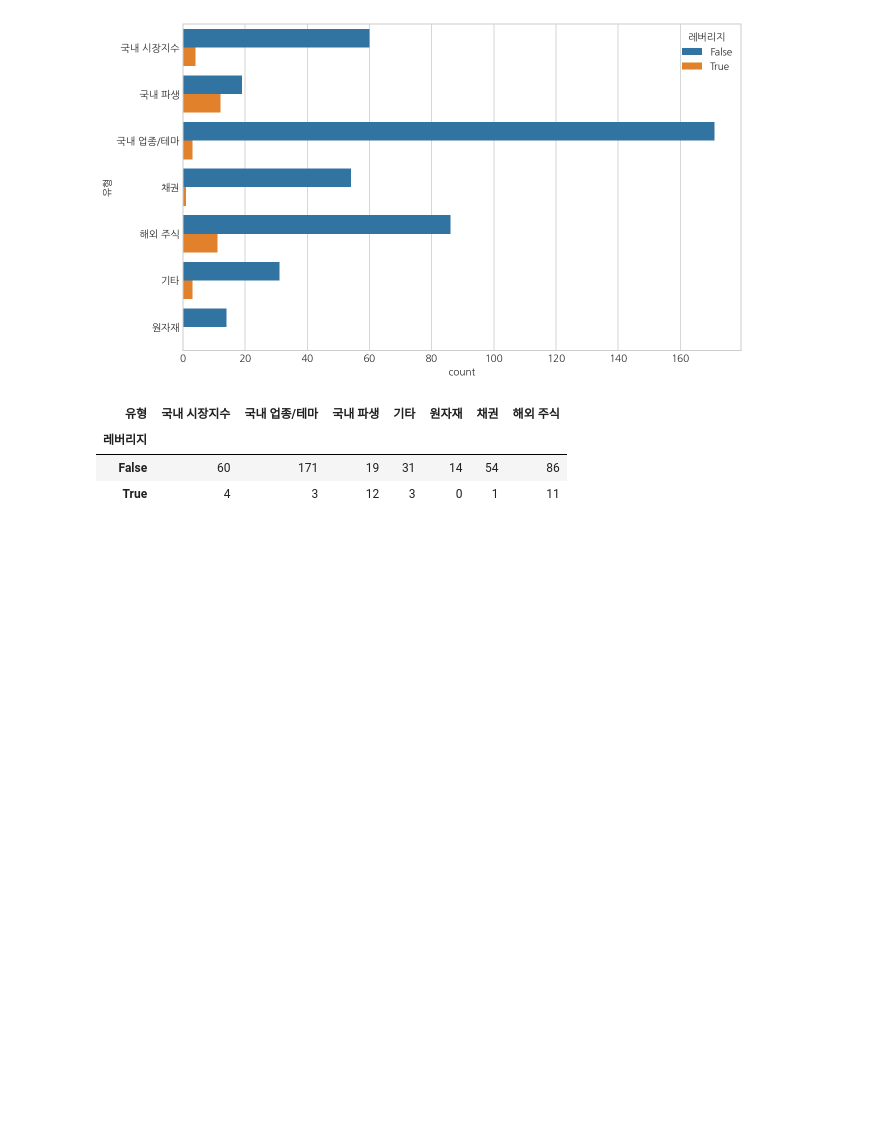
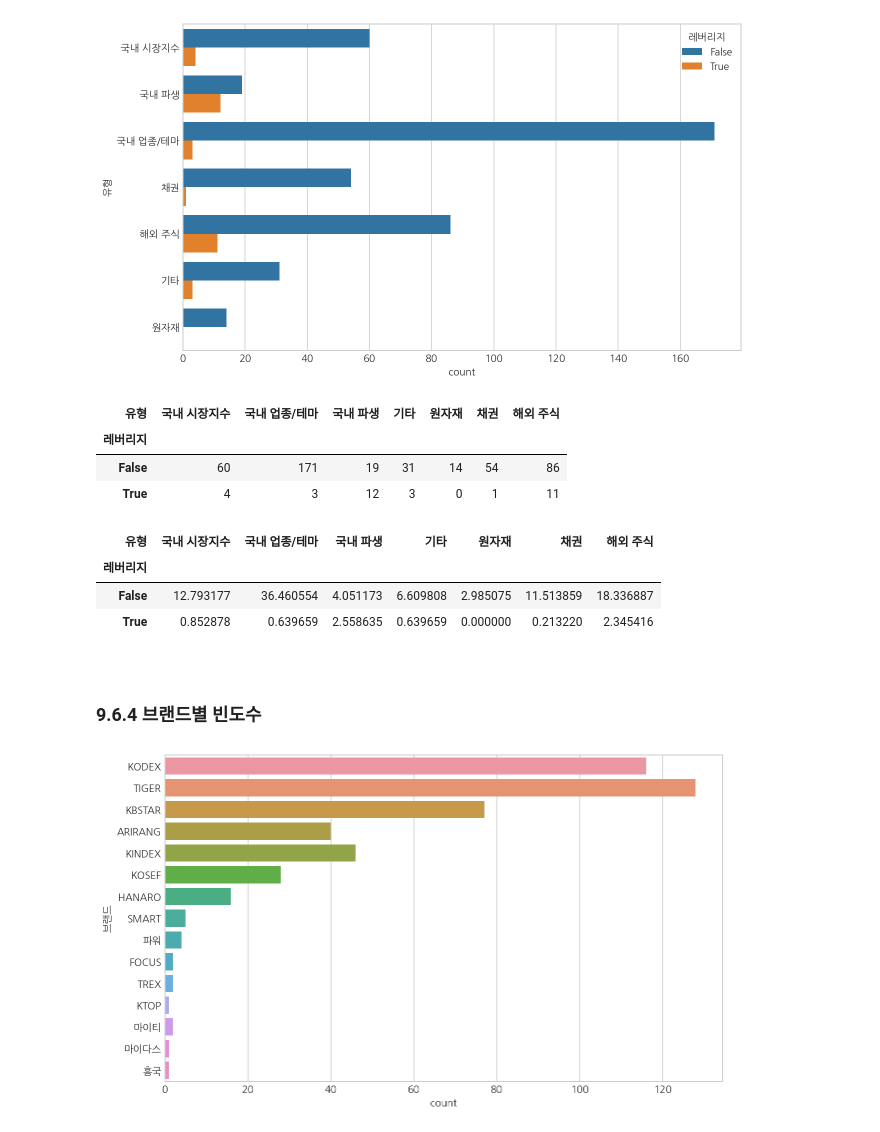
Before and after one commit to zgotter/financial-data-analysis-with-python, a Jupyter notebook: 09_ETF-data-analysis-and-visualization.ipynb, the cells around one changed output. Cells and saved outputs as stored; diff of their text form; code cells hidden in the pictures; blank space fills up the shorter version.

```diff
--- a/09_ETF-data-analysis-and-visualization.ipynb
+++ b/09_ETF-data-analysis-and-visualization.ipynb
@@ -463,4 +463,19 @@ pd.crosstab(df['레버리지'], df['유형'])
 | True | 4 | 3 | 12 | 3 | 0 | 1 | 11 |
 # %%
 # 레버리지, 유형에 대한 빈도수 비율 확인
-pd.crosstab(df['레버리지'], df['유형'], nor)
+pd.crosstab(df['레버리지'], df['유형'], normalize=True) * 100
+# %% [output]
+| 유형 | 국내 시장지수 | 국내 업종/테마 | 국내 파생 | 기타 | 원자재 | 채권 | 해외 주식 |
+| 레버리지 |  |  |  |  |  |  |  |
+| False | 12.793177 | 36.460554 | 4.051173 | 6.609808 | 2.985075 | 11.513859 | 18.336887 |
+| True | 0.852878 | 0.639659 | 2.558635 | 0.639659 | 0.000000 | 0.213220 | 2.345416 |
+# %% [markdown]
+<br>
+
+### 9.6.4 브랜드별 빈도수
+# %%
+plt.figure(figsize=(10,6))
+sns.countplot(data=df, y='브랜드')
+plt.show()
+# %% [output]
+[figure, added]
```
Also changed, not shown: parts of 23 cells of this notebook.
